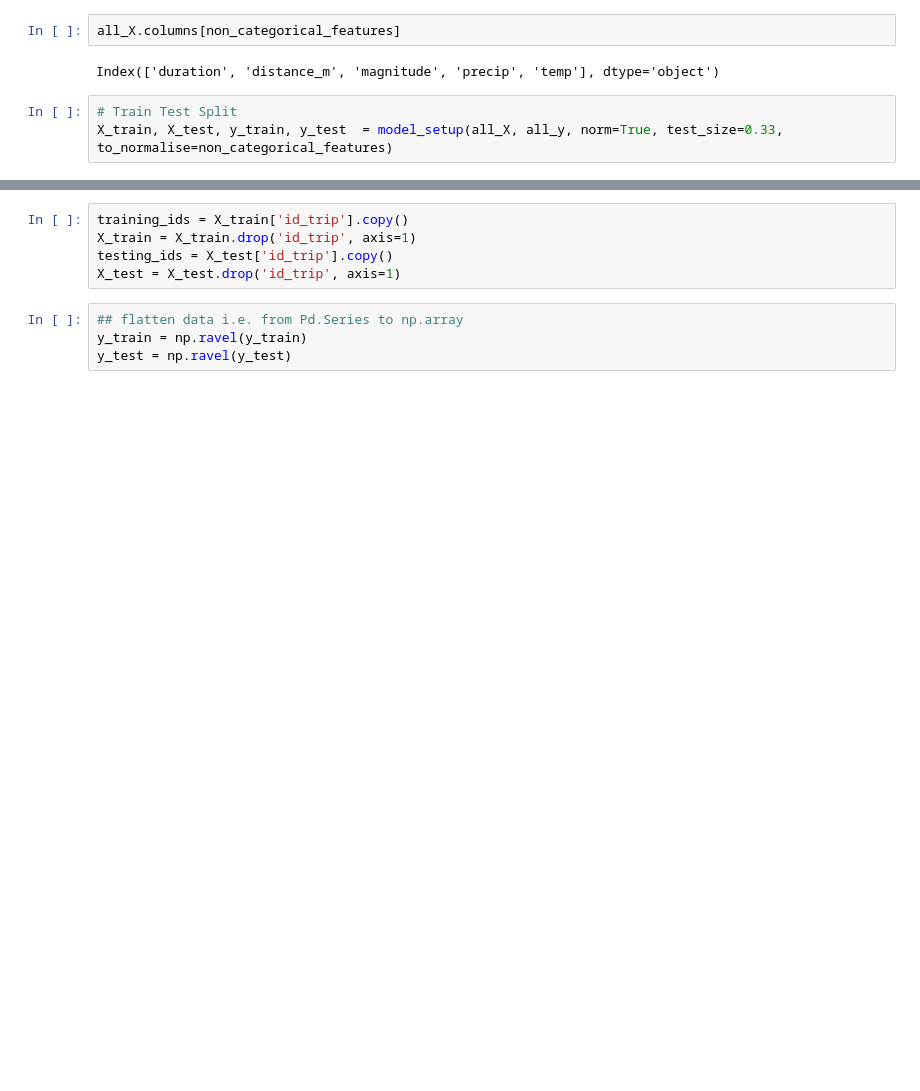
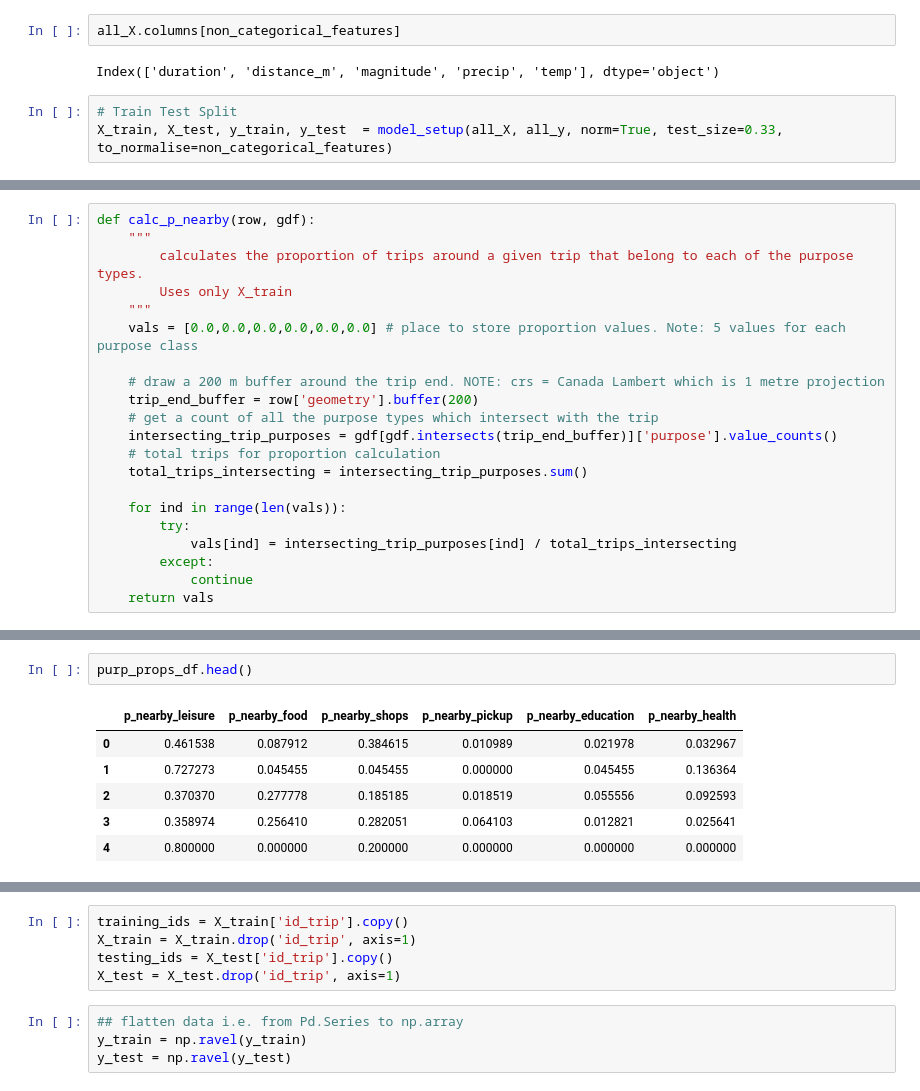
Before and after one commit to Thomasjkeel/Trip_Purpose_Classification, a Jupyter notebook: Notebooks/models/models/machine_learning.ipynb, the cells around one changed output, grey strips where cells are left out. Saved outputs shown, nothing was run; the diff lists cells and outputs as text; blank space fills up the shorter version.

```diff
--- a/Notebooks/models/models/machine_learning.ipynb
+++ b/Notebooks/models/models/machine_learning.ipynb
@@ -171,0 +197,21 @@ X_train.head()
+# %%
+def calc_p_nearby(row, gdf):
+    """
+        calculates the proportion of trips around a given trip that belong to each of the purpose types.
+        Uses only X_train
+    """
+    vals = [0.0,0.0,0.0,0.0,0.0,0.0] # place to store proportion values. Note: 5 values for each purpose class
+
+    # draw a 200 m buffer around the trip end. NOTE: crs = Canada Lambert which is 1 metre projection
+    trip_end_buffer = row['geometry'].buffer(200)
+    # get a count of all the purpose types which intersect with the trip
+    intersecting_trip_purposes = gdf[gdf.intersects(trip_end_buffer)]['purpose'].value_counts()
+    # total trips for proportion calculation
+    total_trips_intersecting = intersecting_trip_purposes.sum()
+
+    for ind in range(len(vals)):
+        try:
+            vals[ind] = intersecting_trip_purposes[ind] / total_trips_intersecting
+        except:
+            continue
+    return vals
@@ -171,0 +237,9 @@ X_train.head()
+# %%
+purp_props_df.head()
+# %% [output]
+|  | p_nearby_leisure | p_nearby_food | p_nearby_shops | p_nearby_pickup | p_nearby_education | p_nearby_health |
+| 0 | 0.461538 | 0.087912 | 0.384615 | 0.010989 | 0.021978 | 0.032967 |
+| 1 | 0.727273 | 0.045455 | 0.045455 | 0.000000 | 0.045455 | 0.136364 |
+| 2 | 0.370370 | 0.277778 | 0.185185 | 0.018519 | 0.055556 | 0.092593 |
+| 3 | 0.358974 | 0.256410 | 0.282051 | 0.064103 | 0.012821 | 0.025641 |
+| 4 | 0.800000 | 0.000000 | 0.200000 | 0.000000 | 0.000000 | 0.000000 |
```
Also changed, not shown: parts of 42 cells of this notebook, 1 other file.
